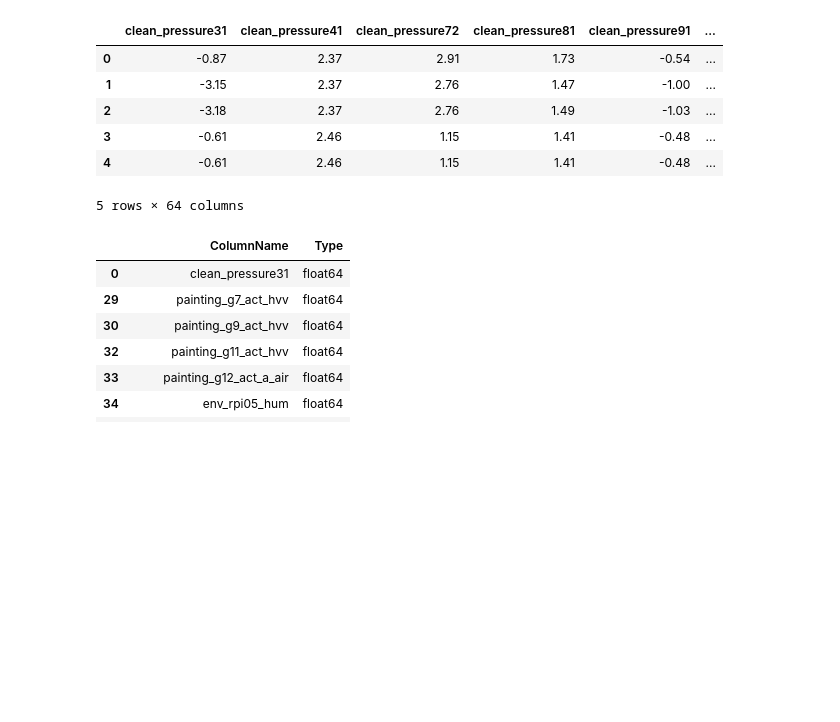
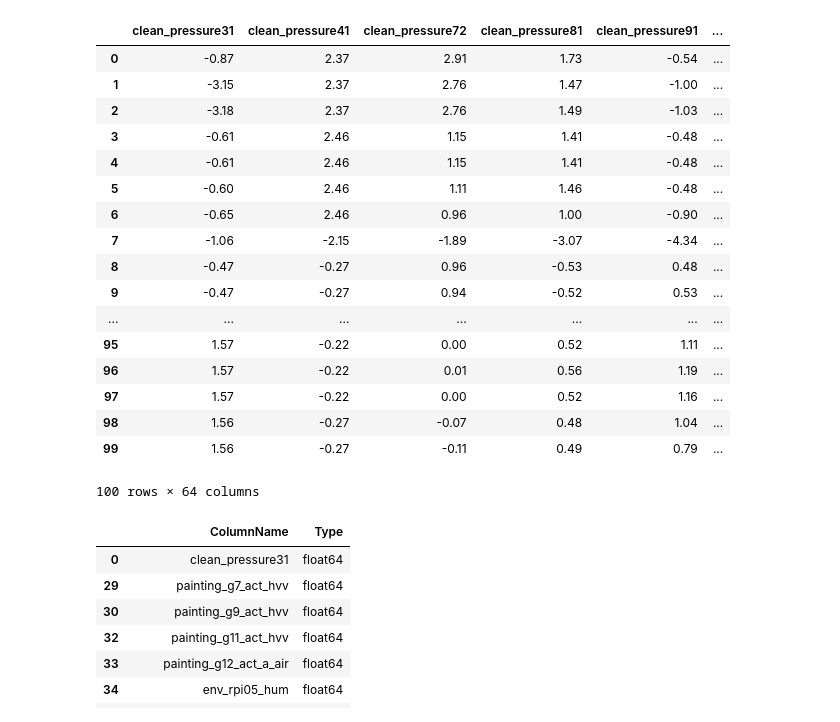
Before and after one commit to EricTsai83/IMBD_data_competition, a Jupyter notebook: Code/05.model_predict(Albert).ipynb, the cells around one changed output. Drawn from its saved outputs; the diff is of its cells as text; code cells hidden in the pictures; blank space fills up the shorter version.

```diff
--- a/Code/05.model_predict(Albert).ipynb
+++ b/Code/05.model_predict(Albert).ipynb
@@ -61,16 +61,27 @@ def Missing_Counts(Data):
 # %%
 with open('../Data/meta/test_x_after_feature_engineering.pickle', 'rb') as f:
     data_x = pickle.load(f)
 
-data_x.head()
+data_x
 # %% [output]
 |  | clean_pressure31 | clean_pressure41 | clean_pressure72 | clean_pressure81 | clean_pressure91 | ... |
 | 0 | -0.87 | 2.37 | 2.91 | 1.73 | -0.54 | ... |
 | 1 | -3.15 | 2.37 | 2.76 | 1.47 | -1.00 | ... |
 | 2 | -3.18 | 2.37 | 2.76 | 1.49 | -1.03 | ... |
 | 3 | -0.61 | 2.46 | 1.15 | 1.41 | -0.48 | ... |
 | 4 | -0.61 | 2.46 | 1.15 | 1.41 | -0.48 | ... |
+| 5 | -0.60 | 2.46 | 1.11 | 1.46 | -0.48 | ... |
+| 6 | -0.65 | 2.46 | 0.96 | 1.00 | -0.90 | ... |
+| 7 | -1.06 | -2.15 | -1.89 | -3.07 | -4.34 | ... |
+| 8 | -0.47 | -0.27 | 0.96 | -0.53 | 0.48 | ... |
+| 9 | -0.47 | -0.27 | 0.94 | -0.52 | 0.53 | ... |
+| ... | ... | ... | ... | ... | ... | ... |
+| 95 | 1.57 | -0.22 | 0.00 | 0.52 | 1.11 | ... |
+| 96 | 1.57 | -0.22 | 0.01 | 0.56 | 1.19 | ... |
+| 97 | 1.57 | -0.22 | 0.00 | 0.52 | 1.16 | ... |
+| 98 | 1.56 | -0.27 | -0.07 | 0.48 | 1.04 | ... |
+| 99 | 1.56 | -0.27 | -0.11 | 0.49 | 0.79 | ... |
-5 rows × 64 columns
+100 rows × 64 columns
 # %%
 display(Col_types(data_x))
 # %% [output]
```
Also changed, not shown: parts of 1 cell of this notebook, 2 other files.
